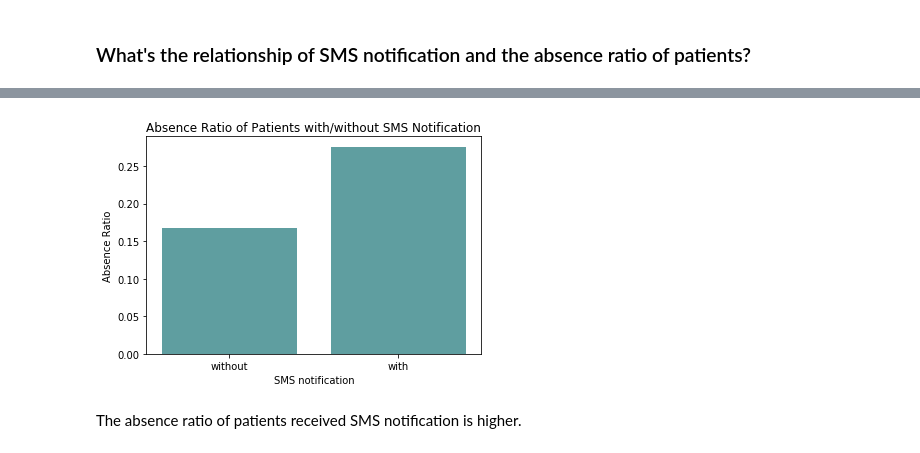
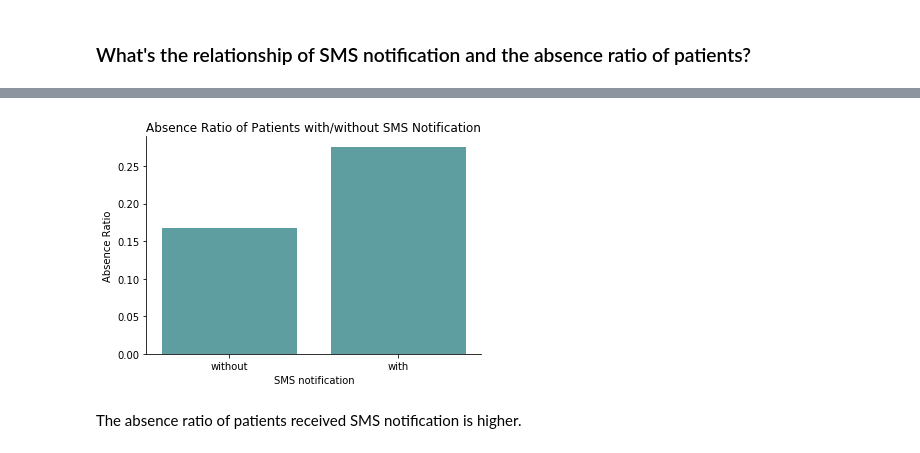
Before and after one commit to BaiyanRen/Appointment-prediction, a Jupyter notebook: Data Analysis on Medical Appointment No Shows.ipynb, the cells around one changed output, grey strips where cells are left out. Cells and saved outputs as stored; diff of their text form; code cells hidden in the pictures.

```diff
--- a/Data Analysis on Medical Appointment No Shows.ipynb
+++ b/Data Analysis on Medical Appointment No Shows.ipynb
@@ -361,12 +392,14 @@ SMS_received
 1    0.275745
 Name: Absence, dtype: float64
 # %%
+fig, ax = plt.subplots()
+sns.despine()
 plt.bar(['without', 'with'], sms, color='cadetblue')
 plt.title('Absence Ratio of Patients with/without SMS Notification')
 plt.ylabel('Absence Ratio')
 plt.xlabel('SMS notification');
 # %% [output]
-[figure, old version]
+[figure, new version]
 # %% [markdown]
 The absence ratio of patients received SMS notification is higher.
 # %% [markdown]
```
Also changed, not shown: parts of 29 cells of this notebook.
